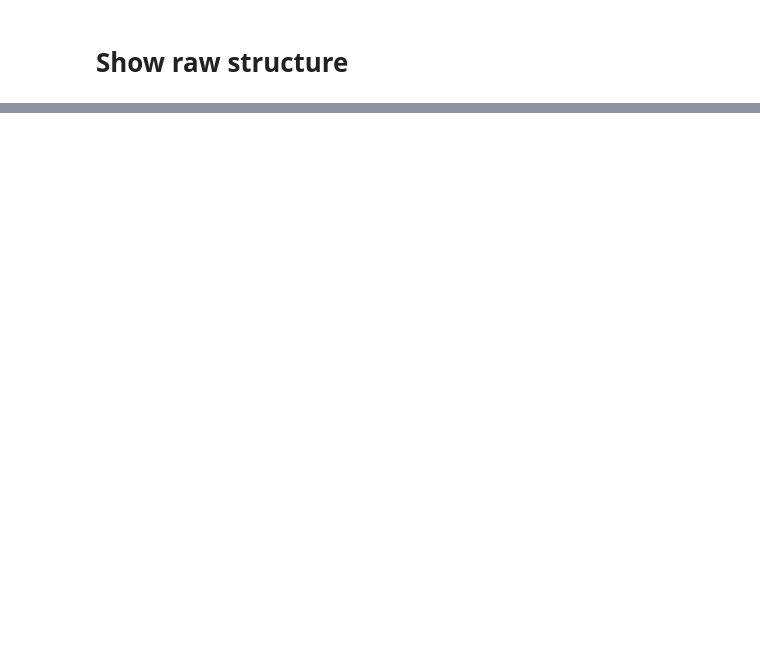
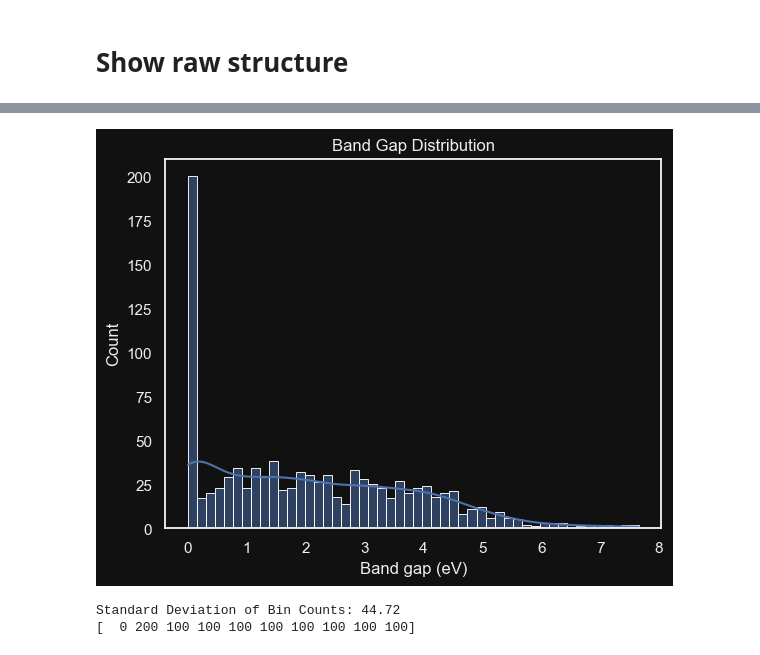
Before and after one commit to karlfindhansen/Non-Euclidean-Distances-in-Molecular-Representation, a Jupyter notebook: notebooks/Materials Project/analysis/materials_project_analysis.ipynb, the cells around one changed output, grey strips where cells are left out. Cells and saved outputs as stored; diff of their text form; code cells hidden in the pictures; blank space fills up the shorter version.

Commit message:
validation - stratified sampling

```diff
--- a/notebooks/Materials Project/analysis/materials_project_analysis.ipynb
+++ b/notebooks/Materials Project/analysis/materials_project_analysis.ipynb
@@ -208,0 +217,3 @@ show([atoms_super], mode="structure")
+# %%
+mp = MaterialsProject(sampling_strategy="head")
+df_first = mp.load(force_fetch=True)
@@ -208,0 +230,22 @@ show([atoms_super], mode="structure")
+# %%
+band_gap_first = df_first["band_gap"].drop_nulls().to_pandas()
+
+sns.histplot(band_gap_first, bins=50, kde=True)
+plt.xlabel("Band gap (eV)")
+plt.title("Band Gap Distribution")
+plt.show()
+# %% [output]
+[figure, added]
+# %%
+band_gap = df_first["band_gap"].to_numpy()
+bins = np.quantile(band_gap, np.linspace(0, 1, 11))
+digitized = np.digitize(band_gap, bins[1:-1])
+counts = np.bincount(digitized)
+
+std_of_counts = np.std(counts)
+print(f"Standard Deviation of Bin Counts: {std_of_counts:.2f}")
+
+print(counts)
+# %% [output]
+Standard Deviation of Bin Counts: 44.72
+[  0 200 100 100 100 100 100 100 100 100]
```
Also changed, not shown: parts of 11 cells of this notebook, 5 other files.
